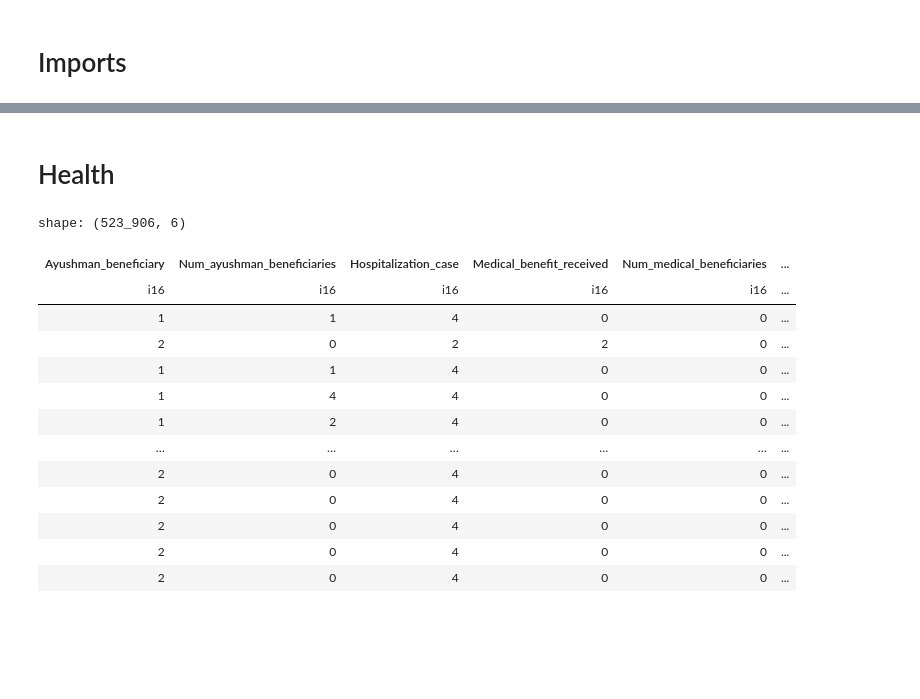
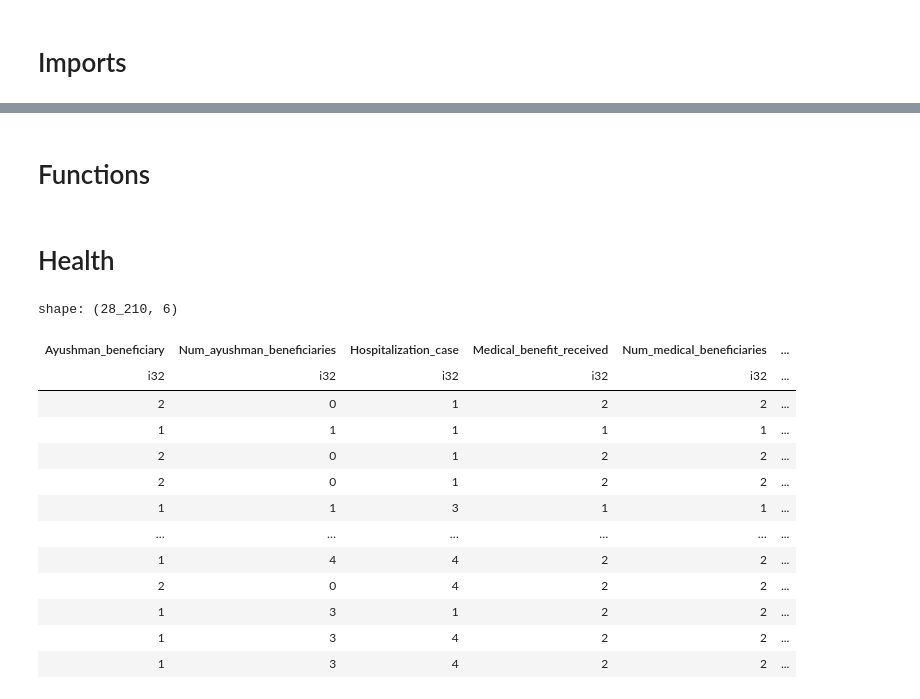
Before and after one commit to Rudra-G-23/rural-financial-inclusion-govt-scheme-recommendation, a Jupyter notebook: parquet-data/lev-07/notebooks/lev-07-06-eda-01.ipynb, the cells around one changed output, grey strips where cells are left out. Drawn from its saved outputs; the diff is of its cells as text; code cells hidden in the pictures; blank space fills up the shorter version.

```diff
--- a/parquet-data/lev-07/notebooks/lev-07-06-eda-01.ipynb
+++ b/parquet-data/lev-07/notebooks/lev-07-06-eda-01.ipynb
@@ -18,6 +18,6 @@ sns.set_palette(palette)
 # Why I choosing the level 07
 # As you mention this we need to Understand the user food, health and finance background
 # %%
-lev_07_path = r"C:\Users\Rudra\Desktop\rural-financial-inclusion-govt-scheme-recommendation\parquet-data\lev-07\data\lev-07_merged.parquet"
-df = pd.read_parquet(lev_07_path)
+lev_07_path = r"C:\Users\Rudra\Desktop\rural-financial-inclusion-govt-scheme-recommendation\parquet-data\lev-07\data2\lev_07_mp_clean.parquet"
+
 pdf = pl.read_parquet(lev_07_path)
@@ -252,0 +77,2 @@ plt.show()
+# %% [markdown]
+# Functions
@@ -253,19 +94,19 @@ plt.show()
 # %% [markdown]
 # Health
 # %%
-df[lev_07_health]
+pdf[lev_07_health]
 # %% [output]
-shape: (523_906, 6)
+shape: (28_210, 6)
 | Ayushman_beneficiary | Num_ayushman_beneficiaries | Hospitalization_case | Medical_benefit_received | Num_medical_beneficiaries | ... |
-| i16 | i16 | i16 | i16 | i16 | ... |
-| 1 | 1 | 4 | 0 | 0 | ... |
-| 2 | 0 | 2 | 2 | 0 | ... |
-| 1 | 1 | 4 | 0 | 0 | ... |
-| 1 | 4 | 4 | 0 | 0 | ... |
-| 1 | 2 | 4 | 0 | 0 | ... |
+| i32 | i32 | i32 | i32 | i32 | ... |
+| 2 | 0 | 1 | 2 | 2 | ... |
+| 1 | 1 | 1 | 1 | 1 | ... |
+| 2 | 0 | 1 | 2 | 2 | ... |
+| 2 | 0 | 1 | 2 | 2 | ... |
+| 1 | 1 | 3 | 1 | 1 | ... |
 | … | … | … | … | … | ... |
-| 2 | 0 | 4 | 0 | 0 | ... |
-| 2 | 0 | 4 | 0 | 0 | ... |
-| 2 | 0 | 4 | 0 | 0 | ... |
-| 2 | 0 | 4 | 0 | 0 | ... |
-| 2 | 0 | 4 | 0 | 0 | ... |
+| 1 | 4 | 4 | 2 | 2 | ... |
+| 2 | 0 | 4 | 2 | 2 | ... |
+| 1 | 3 | 1 | 2 | 2 | ... |
+| 1 | 3 | 4 | 2 | 2 | ... |
+| 1 | 3 | 4 | 2 | 2 | ... |
```
Also changed, not shown: parts of 79 cells of this notebook, 1 other file.
